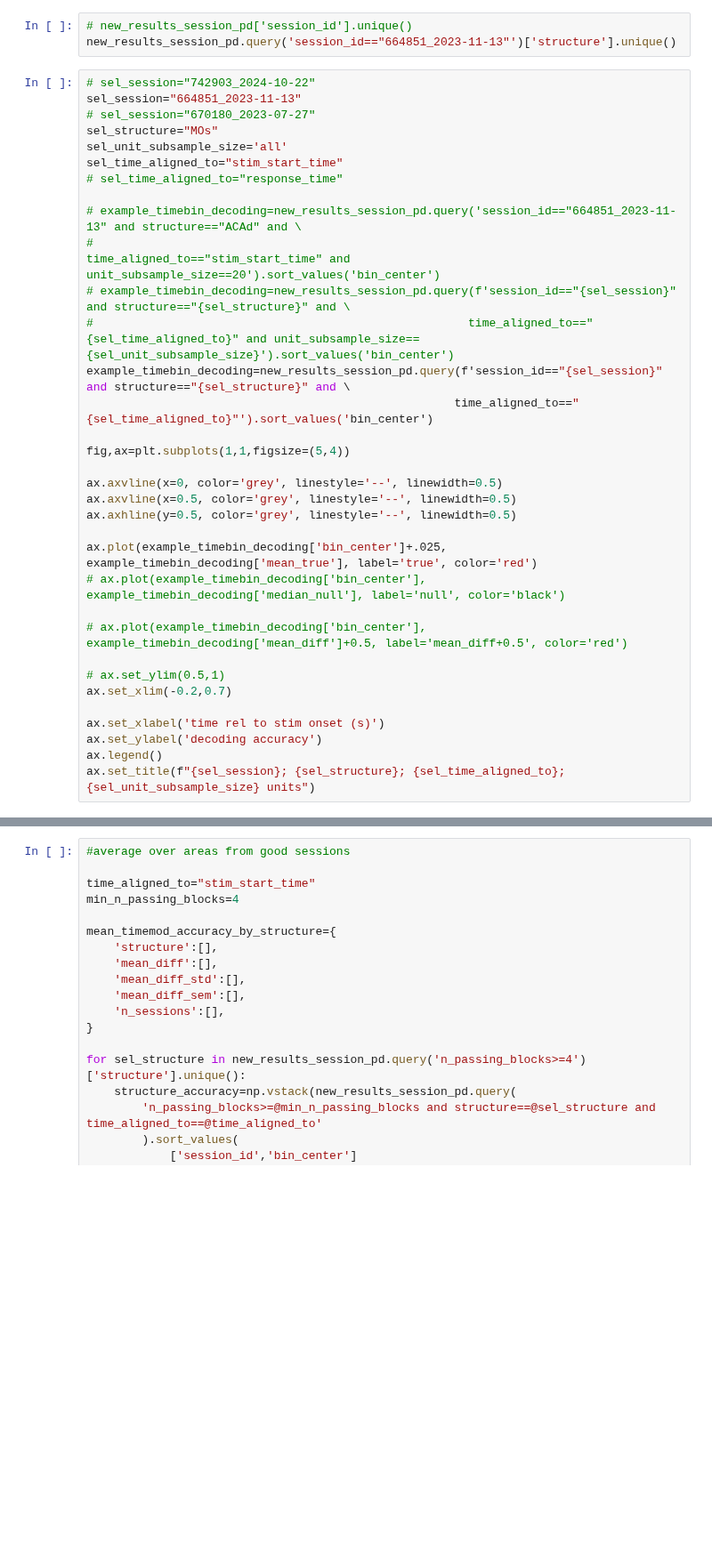
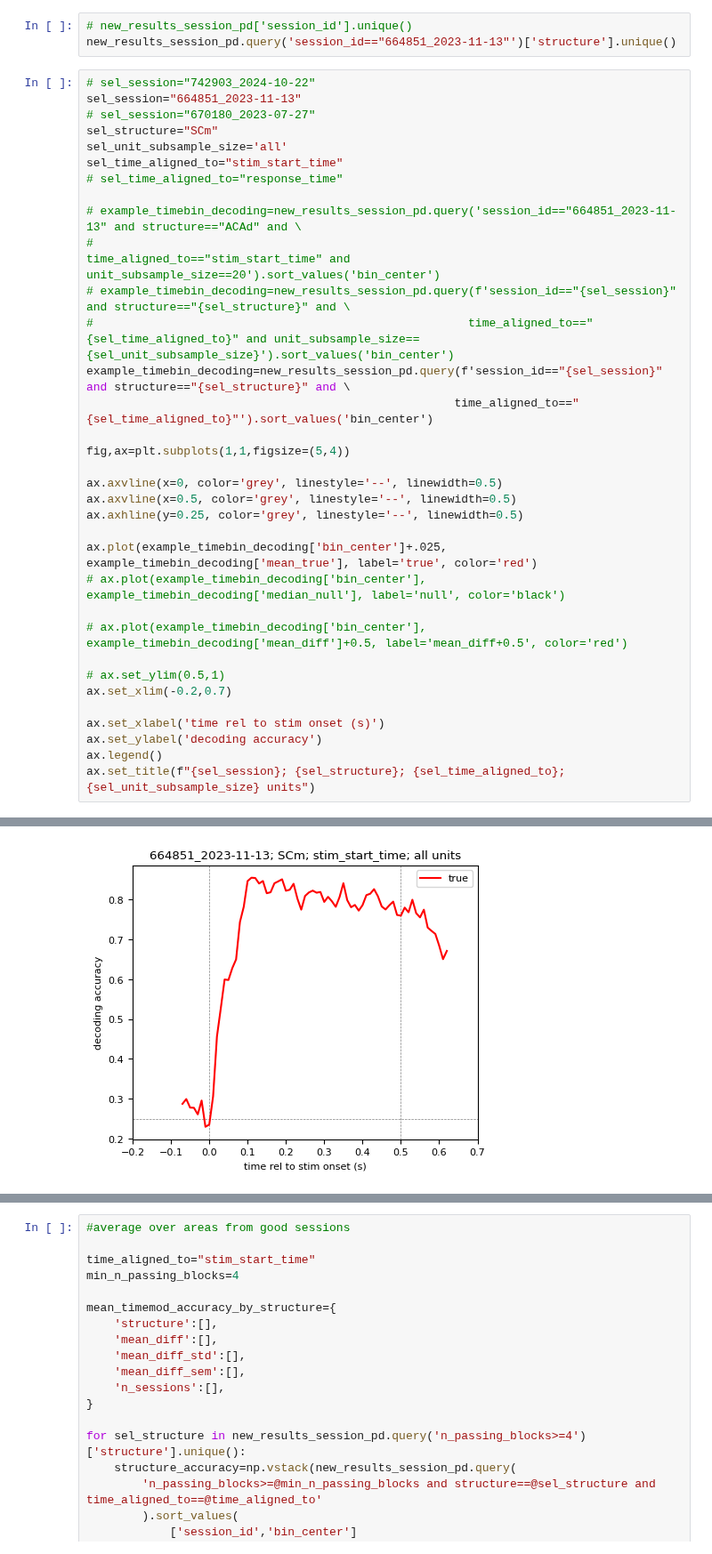
Before and after one commit to AllenInstitute/dynamic_routing_analysis, a Jupyter notebook: notebooks/plot_multi_timebin_decoder_results.ipynb, the cells around one changed output, grey strips where cells are left out. Shown at 89% size. Saved outputs shown, nothing was run; the diff lists cells and outputs as text; blank space fills up the shorter version.

```diff
--- a/notebooks/plot_multi_timebin_decoder_results.ipynb
+++ b/notebooks/plot_multi_timebin_decoder_results.ipynb
@@ -242,7 +243,7 @@ new_results_session_pd.query('session_id=="664851_2023-11-13"')['structure'].uni
 # sel_session="742903_2024-10-22"
 sel_session="664851_2023-11-13"
 # sel_session="670180_2023-07-27"
-sel_structure="MOs"
+sel_structure="SCm"
 sel_unit_subsample_size='all'
 sel_time_aligned_to="stim_start_time"
 # sel_time_aligned_to="response_time"
@@ -258,7 +259,7 @@ fig,ax=plt.subplots(1,1,figsize=(5,4))
 
 ax.axvline(x=0, color='grey', linestyle='--', linewidth=0.5)
 ax.axvline(x=0.5, color='grey', linestyle='--', linewidth=0.5)
-ax.axhline(y=0.5, color='grey', linestyle='--', linewidth=0.5)
+ax.axhline(y=0.25, color='grey', linestyle='--', linewidth=0.5)
 
 ax.plot(example_timebin_decoding['bin_center']+.025, example_timebin_decoding['mean_true'], label='true', color='red')
 # ax.plot(example_timebin_decoding['bin_center'], example_timebin_decoding['median_null'], label='null', color='black')
@@ -272,3 +273,4 @@ ax.set_xlabel('time rel to stim onset (s)')
 ax.set_ylabel('decoding accuracy')
 ax.legend()
 ax.set_title(f"{sel_session}; {sel_structure}; {sel_time_aligned_to}; {sel_unit_subsample_size} units")
+# %% [output]
@@ -275,3 +278,4 @@ ax.set_title(f"{sel_session}; {sel_structure}; {sel_time_aligned_to}; {sel_unit_
+[figure, added]
 # %%
 #example area average from good sessions
 
```
Also changed, not shown: parts of 19 cells of this notebook, 5 other files.
